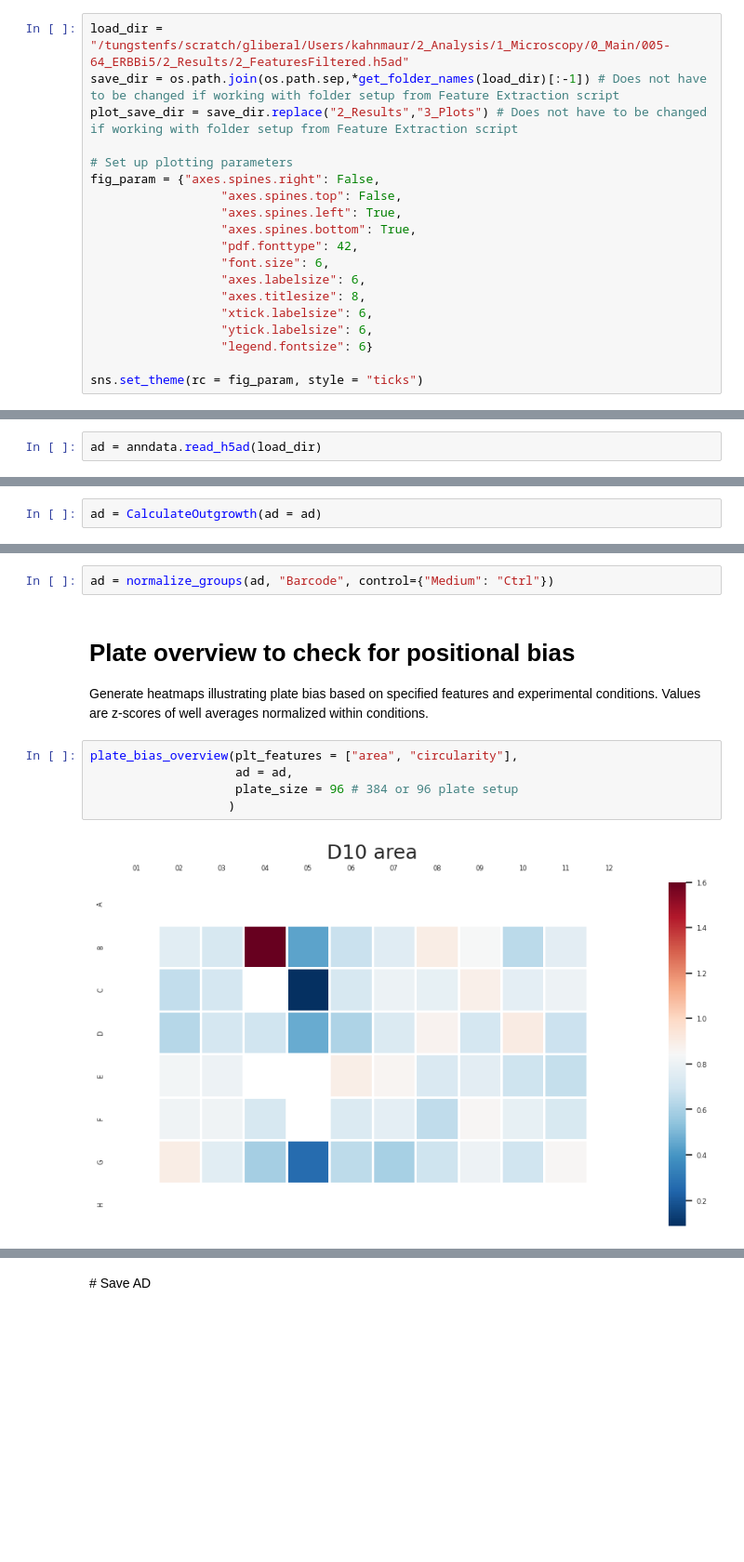
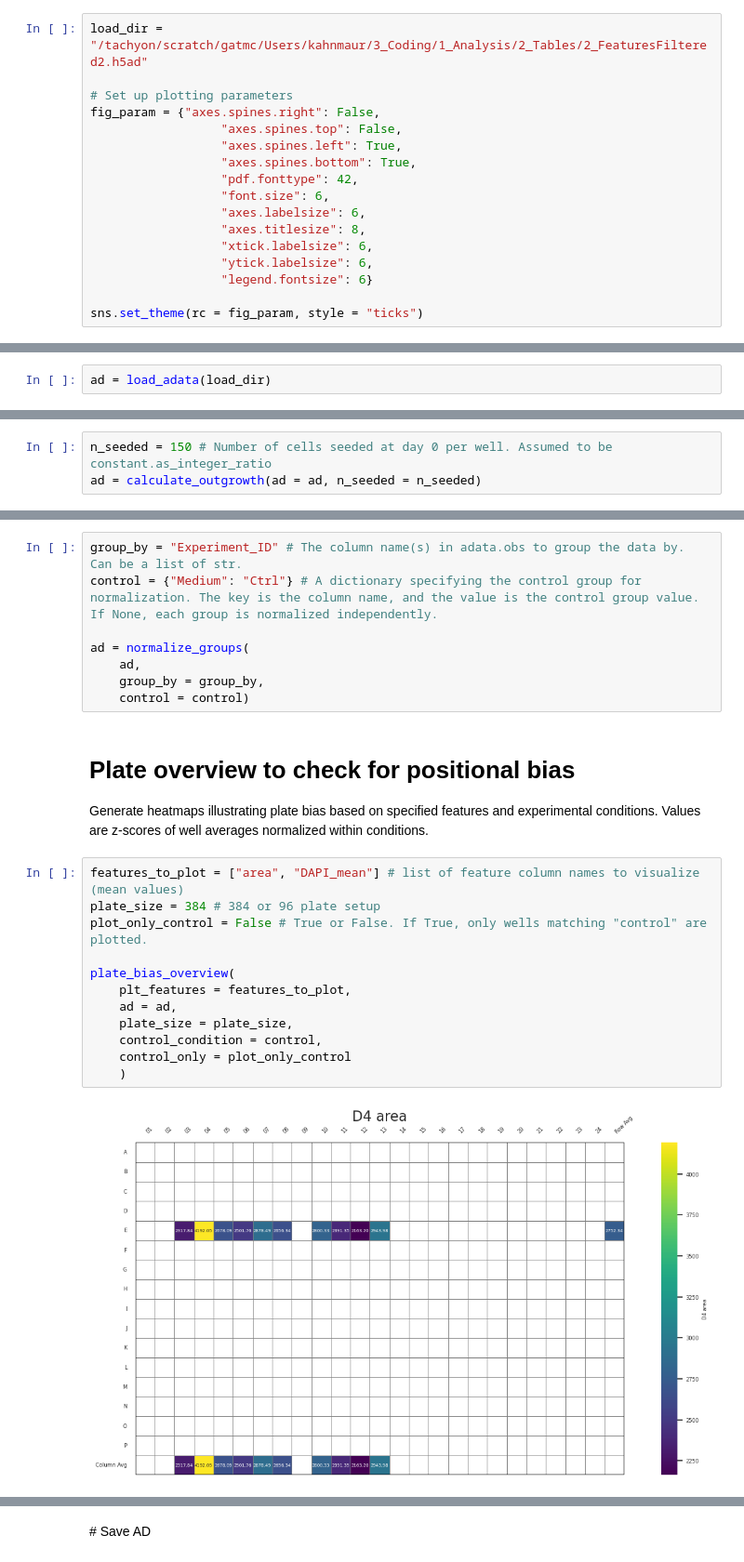
Before and after one commit to fmi-basel/ATMC_Analysis, a Jupyter notebook: 3_QualityControl.ipynb, the cells around one changed output, grey strips where cells are left out. Shown at 93% size. Cells and saved outputs as stored; diff of their text form; blank space fills up the shorter version.

```diff
--- a/3_QualityControl.ipynb
+++ b/3_QualityControl.ipynb
@@ -11,9 +14,7 @@ from Functions import get_folder_names, CalculateOutgrowth, transform_features,
 # %% [markdown]
 # User Input
 # %%
-load_dir = "/tungstenfs/scratch/gliberal/Users/kahnmaur/2_Analysis/1_Microscopy/0_Main/005-64_ERBBi5/2_Results/2_FeaturesFiltered.h5ad"
-save_dir = os.path.join(os.path.sep,*get_folder_names(load_dir)[:-1]) # Does not have to be changed if working with folder setup from Feature Extraction script
-plot_save_dir = save_dir.replace("2_Results","3_Plots") # Does not have to be changed if working with folder setup from Feature Extraction script
+load_dir = "/tachyon/scratch/gatmc/Users/kahnmaur/3_Coding/1_Analysis/2_Tables/2_FeaturesFiltered2.h5ad"
 
 # Set up plotting parameters
 fig_param = {"axes.spines.right": False,
@@ -32,9 +33,10 @@ sns.set_theme(rc = fig_param, style = "ticks")
 # %% [markdown]
 # Load & misc
 # %%
-ad = anndata.read_h5ad(load_dir)
+ad = load_adata(load_dir)
 # %% [markdown]
 # Calculate outgrowth
 Calculates the outgrowth information per well by taking all indicated wells in the .xls setup file into account, even if no organoids are detected during the segmentation.
 # %%
-ad = CalculateOutgrowth(ad = ad)
+n_seeded = 150 # Number of cells seeded at day 0 per well. Assumed to be constant.as_integer_ratio
+ad = calculate_outgrowth(ad = ad, n_seeded = n_seeded)
@@ -198,12 +46,25 @@ def normalize_groups(adata, group_by, control=None):
 # %%
-ad = normalize_groups(ad, "Barcode", control={"Medium": "Ctrl"})
+group_by = "Experiment_ID" # The column name(s) in adata.obs to group the data by. Can be a list of str.
+control = {"Medium": "Ctrl"} # A dictionary specifying the control group for normalization. The key is the column name, and the value is the control group value. If None, each group is normalized independently.
+
+ad = normalize_groups(
+    ad,
+    group_by = group_by,
+    control = control)
 # %% [markdown]
 # Plate overview to check for positional bias
 Generate heatmaps illustrating plate bias based on specified features and experimental conditions. Values are z-scores of well averages normalized within conditions.
 # %%
-plate_bias_overview(plt_features = ["area", "circularity"],
-                    ad = ad,
-                    plate_size = 96 # 384 or 96 plate setup
-                   )
+features_to_plot = ["area", "DAPI_mean"] # list of feature column names to visualize (mean values)
+plate_size = 384 # 384 or 96 plate setup
+plot_only_control = False # True or False. If True, only wells matching "control" are plotted.
+
+plate_bias_overview(
+    plt_features = features_to_plot,
+    ad = ad,
+    plate_size = plate_size,
+    control_condition = control,
+    control_only = plot_only_control
+    )
 # %% [output]
-[figure, old version]
+[figure, new version]
```
Also changed, not shown: parts of 7 cells of this notebook, 9 other files.
